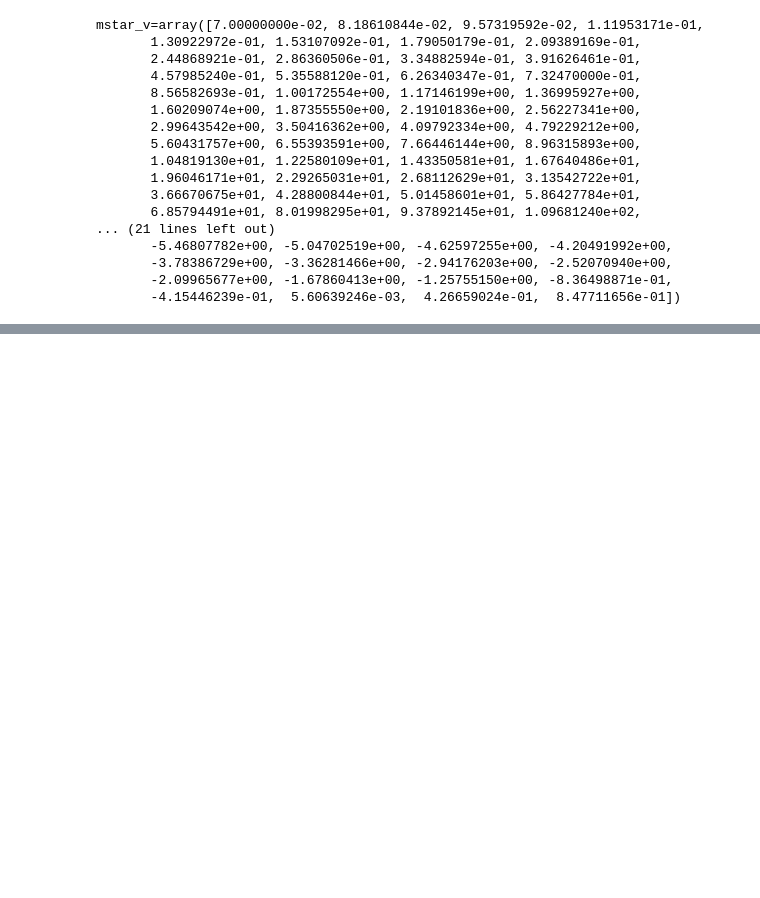
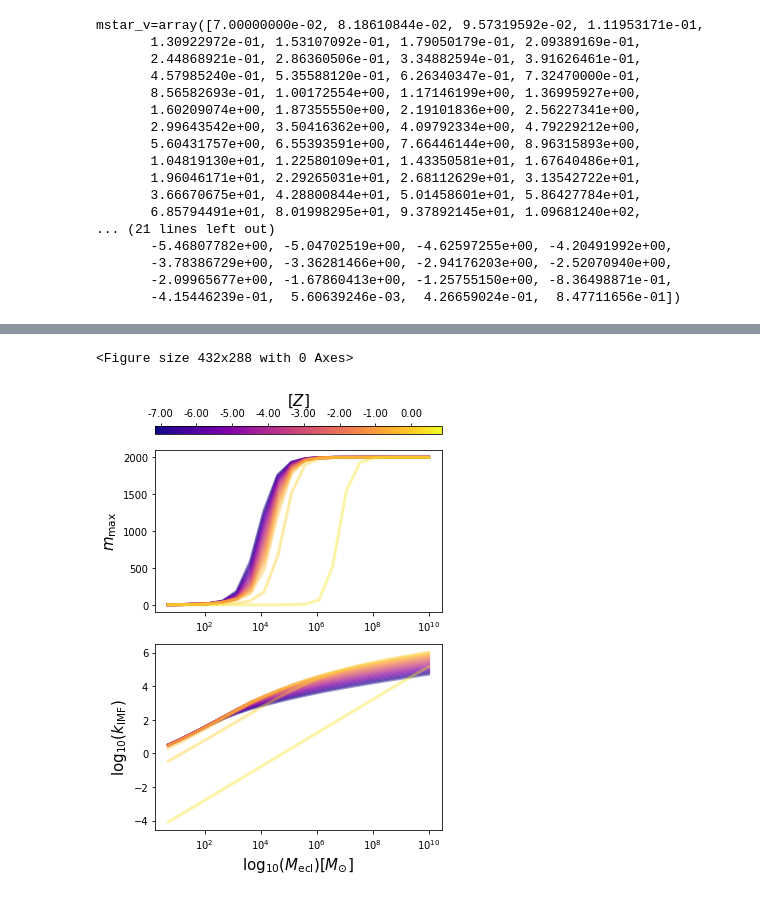
Before and after one commit to egjergo/pyIGIMF, a Jupyter notebook: _scratch/IGIMF4_k_mmax.ipynb, the cells around one changed output, grey strips where cells are left out. Saved outputs shown, nothing was run; the diff lists cells and outputs as text; code cells hidden in the pictures; blank space fills up the shorter version.

```diff
--- a/_scratch/IGIMF4_k_mmax.ipynb
+++ b/_scratch/IGIMF4_k_mmax.ipynb
@@ -109,0 +94,5 @@ plots.k_Z_plot(Z_massfrac_v, k_IMF_Z_list, m_max_Z_list, Mecl_v)
+# %%
+k_mmax_find(m_star_max=2e3)
+# %% [output]
+<Figure size 432x288 with 0 Axes>
+[figure, added]
```
Also changed, not shown: parts of 3 cells of this notebook, 20 other files.
